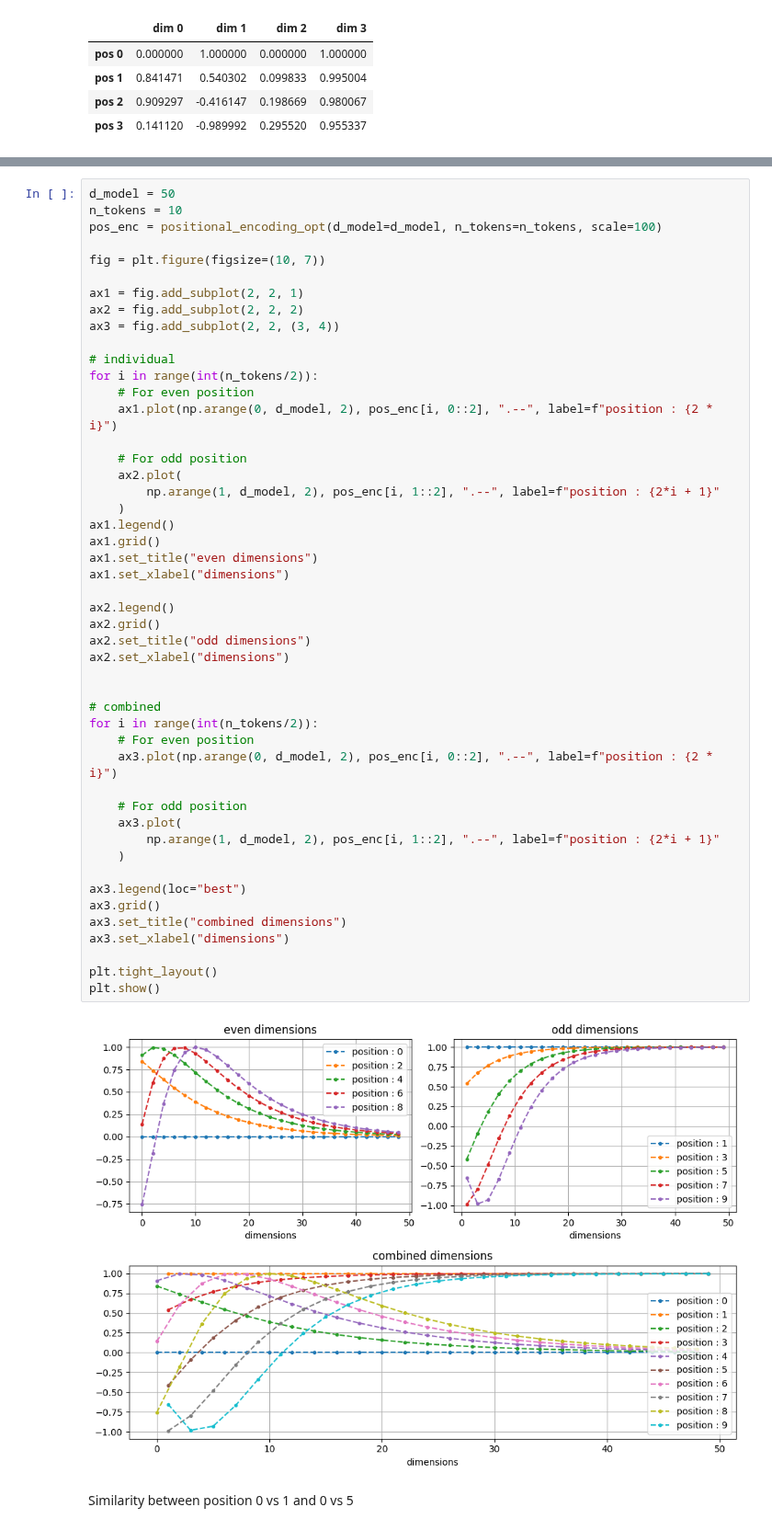
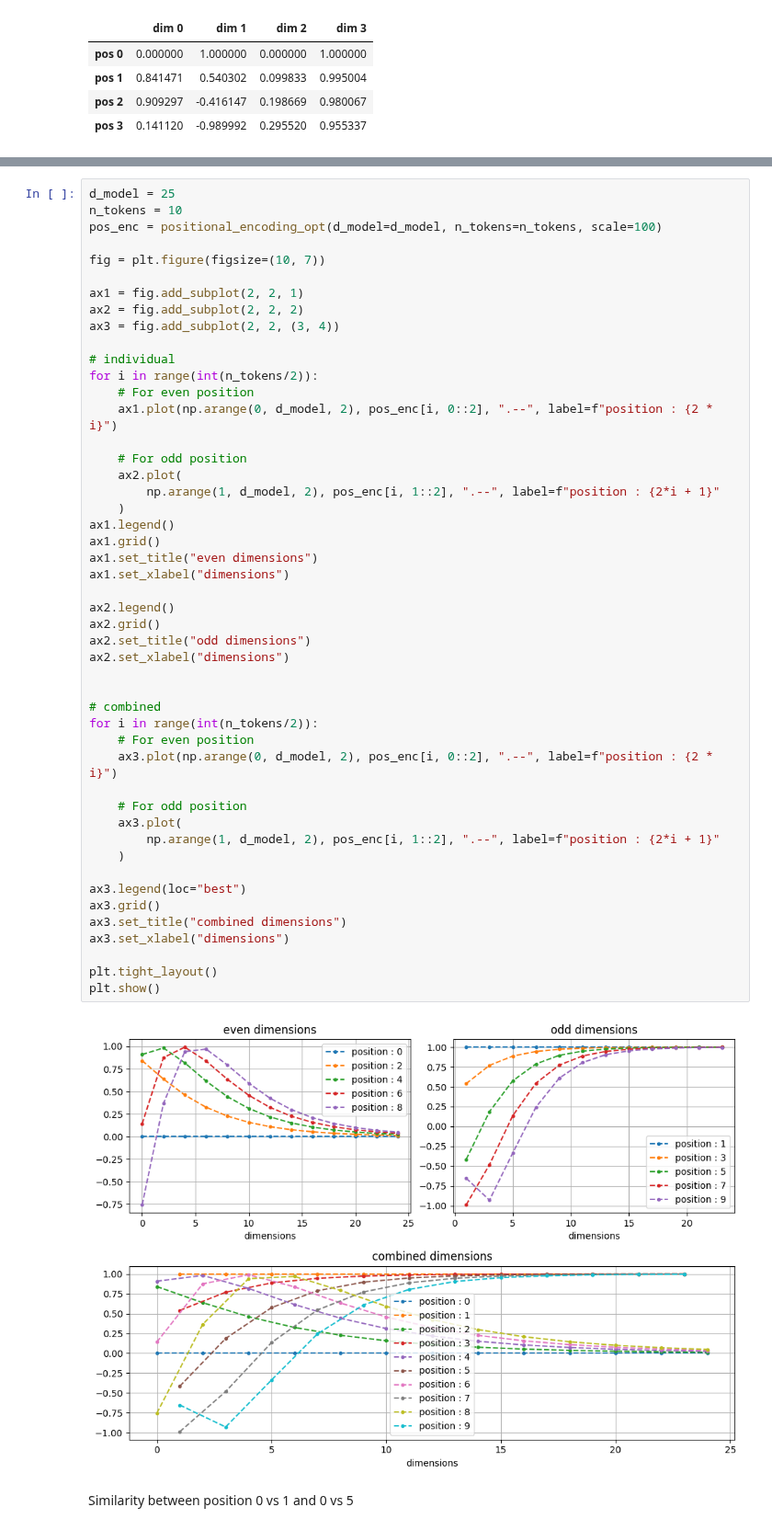
Before and after one commit to NishantBaheti/DeepLearningGuideBook, a Jupyter notebook: notebooks/transformers/explore.ipynb, the cells around one changed output, grey strips where cells are left out. Shown at 92% size. Cells and saved outputs as stored; diff of their text form.

```diff
--- a/notebooks/transformers/explore.ipynb
+++ b/notebooks/transformers/explore.ipynb
@@ -248,5 +248,5 @@ plt.show()
 # %%
-d_model = 50
+d_model = 25
 n_tokens = 10
 pos_enc = positional_encoding_opt(d_model=d_model, n_tokens=n_tokens, scale=100)
 
@@ -267,34 +267,34 @@ for i in range(int(n_tokens/2)):
     )
 ax1.legend()
 ax1.grid()
 ax1.set_title("even dimensions")
 ax1.set_xlabel("dimensions")
 
 ax2.legend()
 ax2.grid()
 ax2.set_title("odd dimensions")
 ax2.set_xlabel("dimensions")
 
 
 # combined
 for i in range(int(n_tokens/2)):
     # For even position
     ax3.plot(np.arange(0, d_model, 2), pos_enc[i, 0::2], ".--", label=f"position : {2 * i}")
 
     # For odd position
     ax3.plot(
         np.arange(1, d_model, 2), pos_enc[i, 1::2], ".--", label=f"position : {2*i + 1}"
     )
 
 ax3.legend(loc="best")
 ax3.grid()
 ax3.set_title("combined dimensions")
 ax3.set_xlabel("dimensions")
 
 plt.tight_layout()
 plt.show()
 # %% [output]
-[figure, old version]
+[figure, new version]
 # %% [markdown]
 Similarity between position 0 vs 1 and 0 vs 5
 # %%
```
Also changed, not shown: parts of 31 cells of this notebook.
